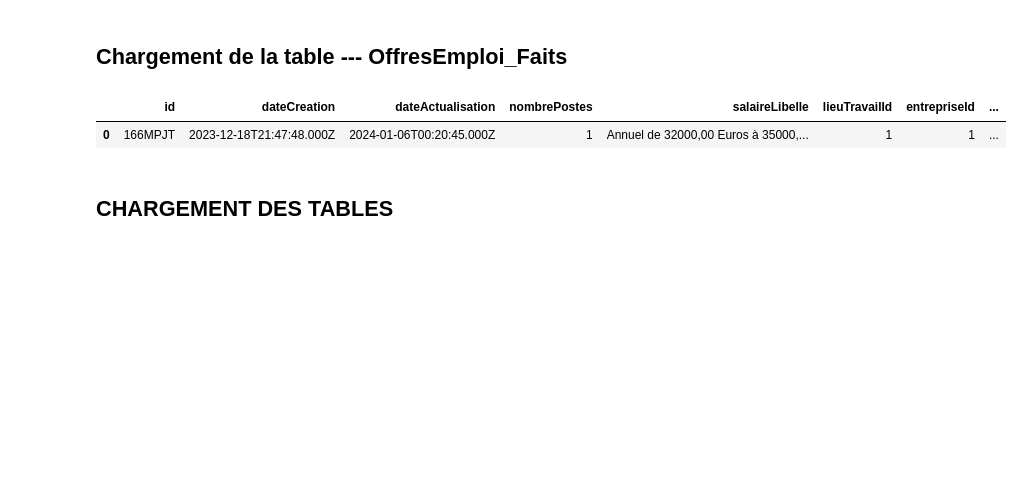
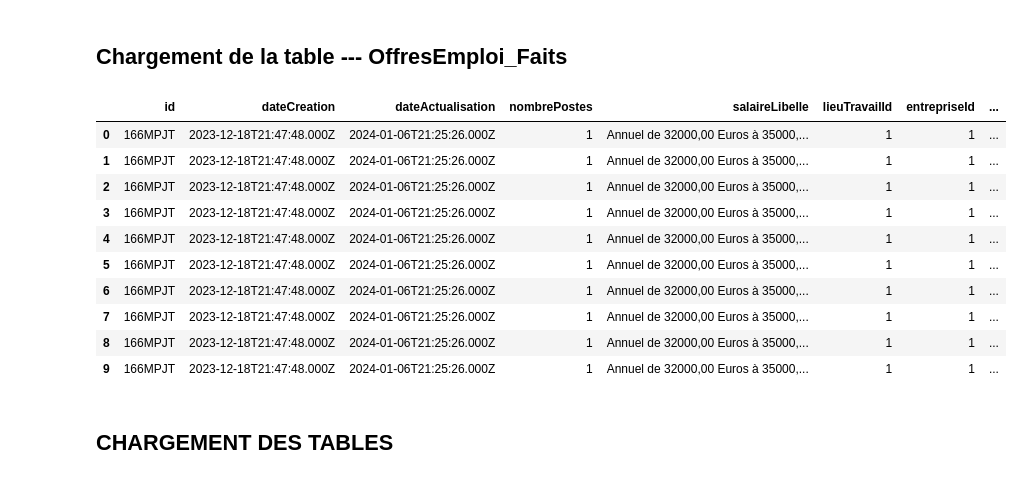
Before and after one commit to victorsigogneau/JobTextMining, a Jupyter notebook: Cyrielle/API_Pole_Emploi_Charge.ipynb, the cells around one changed output. Saved outputs shown, nothing was run; the diff lists cells and outputs as text; code cells hidden in the pictures; blank space fills up the shorter version.

```diff
--- a/Cyrielle/API_Pole_Emploi_Charge.ipynb
+++ b/Cyrielle/API_Pole_Emploi_Charge.ipynb
@@ -481,10 +481,19 @@ nouvel_ordre_colonnes = [
 ]
 df_offreF = df_offreF[nouvel_ordre_colonnes]
 # %%
-df_offreF.head(1)
+df_offreF.head(10)
 # %% [output]
 |  | id | dateCreation | dateActualisation | nombrePostes | salaireLibelle | lieuTravailId | entrepriseId | ... |
-| 0 | 166MPJT | 2023-12-18T21:47:48.000Z | 2024-01-06T00:20:45.000Z | 1 | Annuel de 32000,00 Euros à 35000,... | 1 | 1 | ... |
+| 0 | 166MPJT | 2023-12-18T21:47:48.000Z | 2024-01-06T21:25:26.000Z | 1 | Annuel de 32000,00 Euros à 35000,... | 1 | 1 | ... |
+| 1 | 166MPJT | 2023-12-18T21:47:48.000Z | 2024-01-06T21:25:26.000Z | 1 | Annuel de 32000,00 Euros à 35000,... | 1 | 1 | ... |
+| 2 | 166MPJT | 2023-12-18T21:47:48.000Z | 2024-01-06T21:25:26.000Z | 1 | Annuel de 32000,00 Euros à 35000,... | 1 | 1 | ... |
+| 3 | 166MPJT | 2023-12-18T21:47:48.000Z | 2024-01-06T21:25:26.000Z | 1 | Annuel de 32000,00 Euros à 35000,... | 1 | 1 | ... |
+| 4 | 166MPJT | 2023-12-18T21:47:48.000Z | 2024-01-06T21:25:26.000Z | 1 | Annuel de 32000,00 Euros à 35000,... | 1 | 1 | ... |
+| 5 | 166MPJT | 2023-12-18T21:47:48.000Z | 2024-01-06T21:25:26.000Z | 1 | Annuel de 32000,00 Euros à 35000,... | 1 | 1 | ... |
+| 6 | 166MPJT | 2023-12-18T21:47:48.000Z | 2024-01-06T21:25:26.000Z | 1 | Annuel de 32000,00 Euros à 35000,... | 1 | 1 | ... |
+| 7 | 166MPJT | 2023-12-18T21:47:48.000Z | 2024-01-06T21:25:26.000Z | 1 | Annuel de 32000,00 Euros à 35000,... | 1 | 1 | ... |
+| 8 | 166MPJT | 2023-12-18T21:47:48.000Z | 2024-01-06T21:25:26.000Z | 1 | Annuel de 32000,00 Euros à 35000,... | 1 | 1 | ... |
+| 9 | 166MPJT | 2023-12-18T21:47:48.000Z | 2024-01-06T21:25:26.000Z | 1 | Annuel de 32000,00 Euros à 35000,... | 1 | 1 | ... |
 # %% [markdown]
 ## CHARGEMENT DES TABLES
 # %%
```
Also changed, not shown: parts of 4 cells of this notebook, 2 other files.
